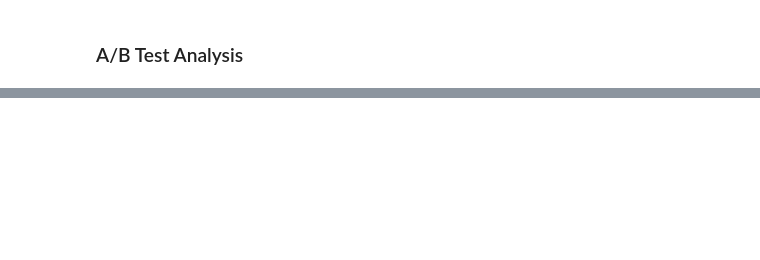
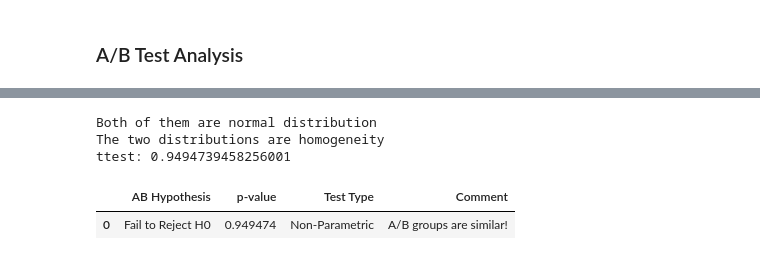
Before and after one commit to hayuntal/CookieCats_AB_Testing, a Jupyter notebook: src/main.ipynb, the cells around one changed output, grey strips where cells are left out. Saved outputs shown, nothing was run; the diff lists cells and outputs as text; code cells hidden in the pictures; blank space fills up the shorter version.

```diff
--- a/src/main.ipynb
+++ b/src/main.ipynb
@@ -369,2 +430,44 @@ This change is minimal, yet even slight variations in retention rates can signif
+# %%
+# Select sum_gamerounds by version (A - control, B - test)
+A_gamerounds = data[data['version'] == "control_group"]['sum_gamerounds']
+B_gamerounds = data[data['version'] == "test_group"]['sum_gamerounds']
+
+# Applying the Shapiro-Will test for normality on the dataset A_gamerounds
+p_normal_a = shapiro(A_gamerounds)[1]
+p_normal_b = shapiro(A_gamerounds)[1]
+
+if (p_normal_a < 0.05) and (p_normal_b < 0.05): # Both of them normalize
+    print(f'Both of them are normal distribution')
+    leveneTest = stats.levene(A_gamerounds, B_gamerounds)[1] < 0.05 # Check homogeneity between the groups
+
+    if not leveneTest: # The groups are homogeneity
+        print(f'The two distributions are homogeneity')
+        ttest = stats.ttest_ind(A_gamerounds, B_gamerounds, equal_var=True)[1]
+    else: # The groups are not homogeneity (heterogeneity)
+        print(f'The two distributions are heterogeneity')
+        ttest = stats.ttest_ind(A_gamerounds, B_gamerounds, equal_var=False)[1]
+
+else: # One or both of them is not normal distribution
+    print(f'At least one of the distributions are not normalize')
+    ttest = stats.mannwhitneyu(A_gamerounds, B_gamerounds)
+
+print(f'ttest: {ttest}')
+# %% [output]
+Both of them are normal distribution
+The two distributions are homogeneity
+ttest: 0.9494739458256001
+# %%
+temp = pd.DataFrame({
+    "AB Hypothesis":[ttest < 0.05],
+    "p-value":[ttest]
+})
+temp["Test Type"] = np.where((p_normal_a == False) & (p_normal_b == False), "Parametric", "Non-Parametric")
+temp["AB Hypothesis"] = np.where(temp["AB Hypothesis"] == False, "Fail to Reject H0", "Reject H0")
+temp["Comment"] = np.where(temp["AB Hypothesis"] == "Fail to Reject H0", "A/B groups are similar!", "A/B groups are not similar!")
+
+temp
+# %% [output]
+|  | AB Hypothesis | p-value | Test Type | Comment |
+| 0 | Fail to Reject H0 | 0.949474 | Non-Parametric | A/B groups are similar! |
 # %%
 # client.close()
```
Also changed, not shown: parts of 12 cells of this notebook.
